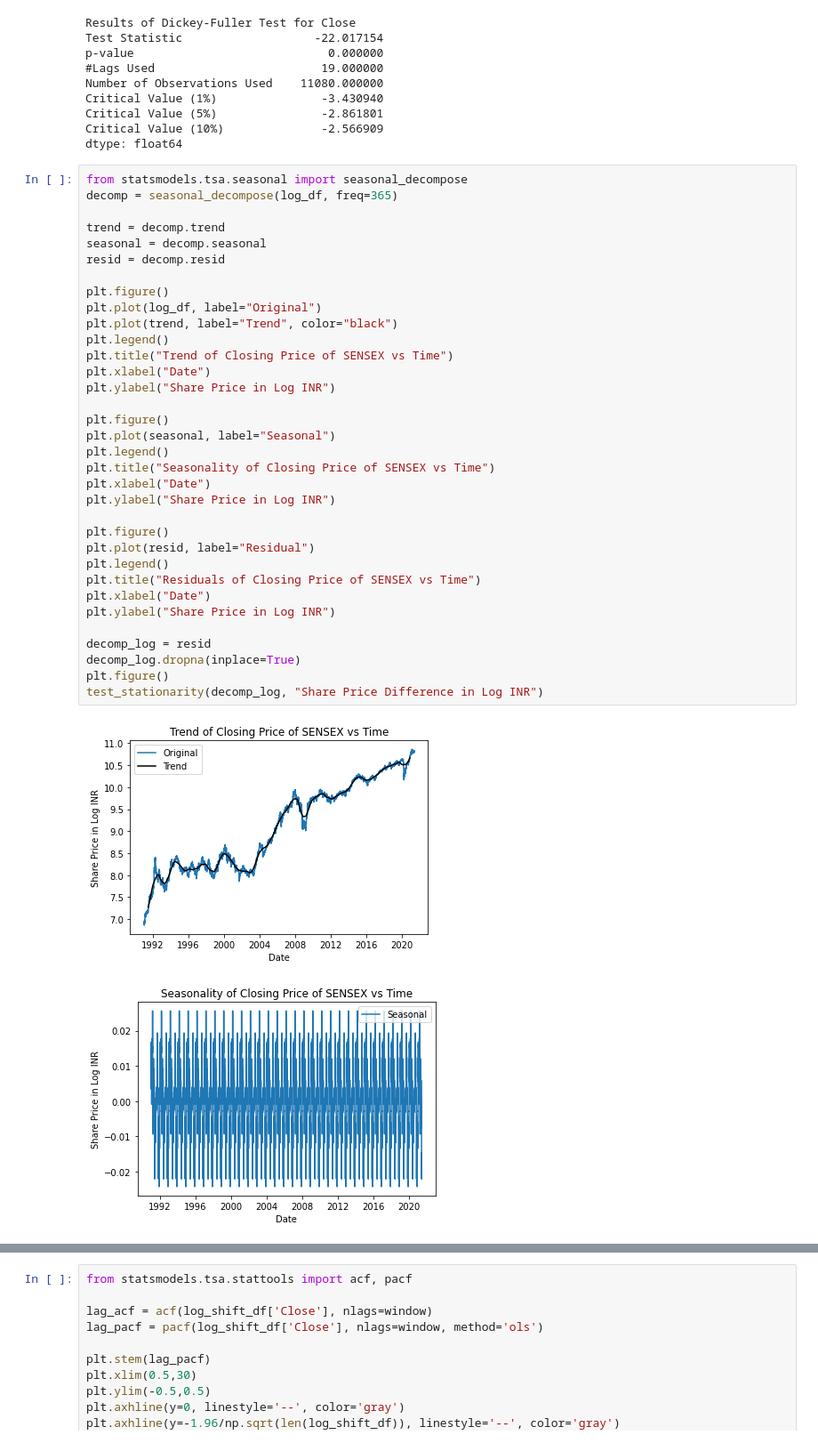
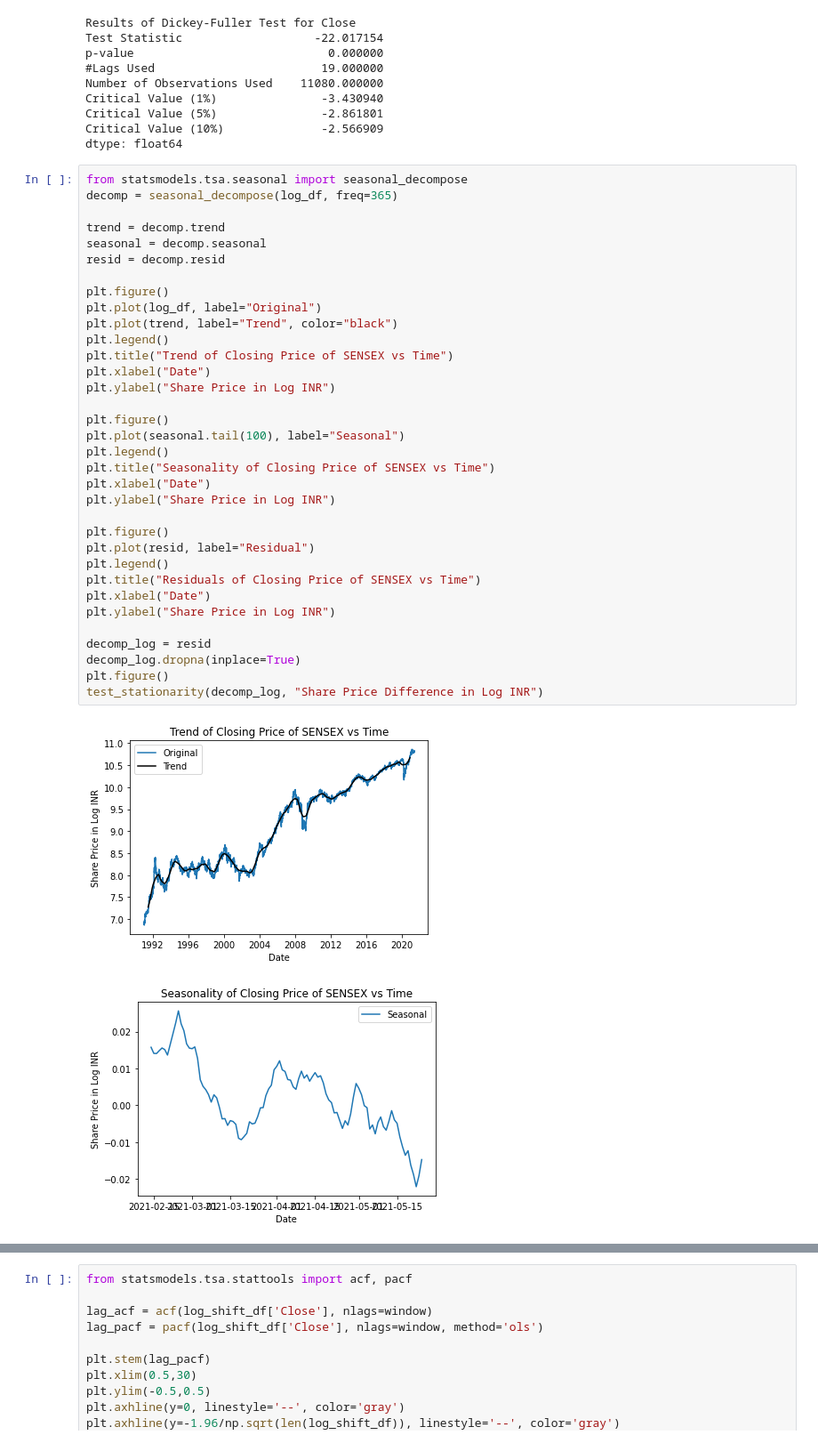
Before and after one commit to ConsultantFoodie/SENSEX_Analysis, a Jupyter notebook: Sensex_ARIMA.ipynb, the cells around one changed output, grey strips where cells are left out. Shown: that part at 89% size. Cells and saved outputs as stored; diff of their text form.

```diff
--- a/Sensex_ARIMA.ipynb
+++ b/Sensex_ARIMA.ipynb
@@ -150,35 +150,35 @@ trend = decomp.trend
 seasonal = decomp.seasonal
 resid = decomp.resid
 
 plt.figure()
 plt.plot(log_df, label="Original")
 plt.plot(trend, label="Trend", color="black")
 plt.legend()
 plt.title("Trend of Closing Price of SENSEX vs Time")
 plt.xlabel("Date")
 plt.ylabel("Share Price in Log INR")
 
 plt.figure()
-plt.plot(seasonal, label="Seasonal")
+plt.plot(seasonal.tail(100), label="Seasonal")
 plt.legend()
 plt.title("Seasonality of Closing Price of SENSEX vs Time")
 plt.xlabel("Date")
 plt.ylabel("Share Price in Log INR")
 
 plt.figure()
 plt.plot(resid, label="Residual")
 plt.legend()
 plt.title("Residuals of Closing Price of SENSEX vs Time")
 plt.xlabel("Date")
 plt.ylabel("Share Price in Log INR")
 
 decomp_log = resid
 decomp_log.dropna(inplace=True)
 plt.figure()
 test_stationarity(decomp_log, "Share Price Difference in Log INR")
 # %% [output]
 [figure]
-[figure, old version]
+[figure, new version]
 [figure]
 [figure]
 Results of Dickey-Fuller Test for Close
```
Also changed, not shown: parts of 3 cells of this notebook.
